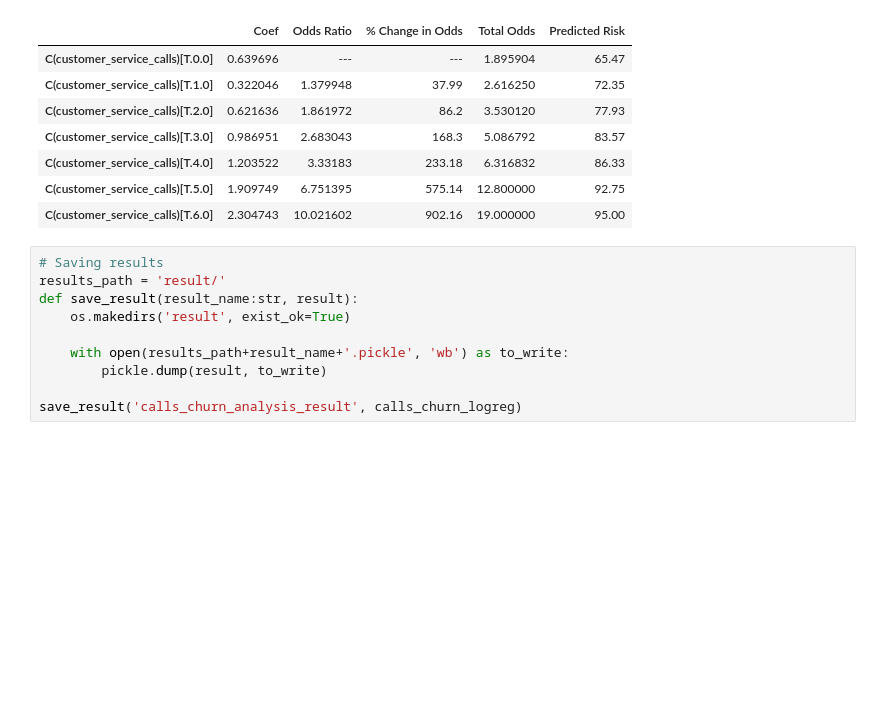
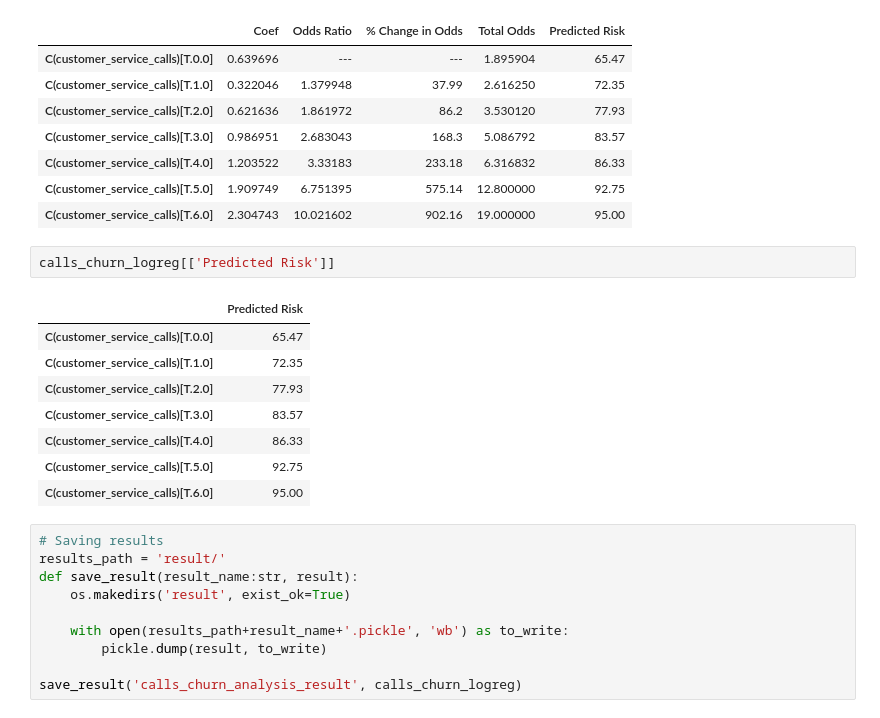
Before and after one commit to JL-Moreno021/Customer-Churn-Audit, a Jupyter notebook: Calls_Inactivity_Churn_Analysis/Calls_Inactivity_Churn_Analysis.ipynb, the cells around one changed output. Saved outputs shown, nothing was run; the diff lists cells and outputs as text; blank space fills up the shorter version.

```diff
--- a/Calls_Inactivity_Churn_Analysis/Calls_Inactivity_Churn_Analysis.ipynb
+++ b/Calls_Inactivity_Churn_Analysis/Calls_Inactivity_Churn_Analysis.ipynb
@@ -201,6 +201,17 @@ calls_churn_logreg
 | C(customer_service_calls)[T.4.0] | 1.203522 | 3.33183 | 233.18 | 6.316832 | 86.33 |
 | C(customer_service_calls)[T.5.0] | 1.909749 | 6.751395 | 575.14 | 12.800000 | 92.75 |
 | C(customer_service_calls)[T.6.0] | 2.304743 | 10.021602 | 902.16 | 19.000000 | 95.00 |
+# %%
+calls_churn_logreg[['Predicted Risk']]
+# %% [output]
+|  | Predicted Risk |
+| C(customer_service_calls)[T.0.0] | 65.47 |
+| C(customer_service_calls)[T.1.0] | 72.35 |
+| C(customer_service_calls)[T.2.0] | 77.93 |
+| C(customer_service_calls)[T.3.0] | 83.57 |
+| C(customer_service_calls)[T.4.0] | 86.33 |
+| C(customer_service_calls)[T.5.0] | 92.75 |
+| C(customer_service_calls)[T.6.0] | 95.00 |
 # %%
 # Saving results
 results_path = 'result/'
```
Also changed, not shown: parts of 4 cells of this notebook, 6 other files.
